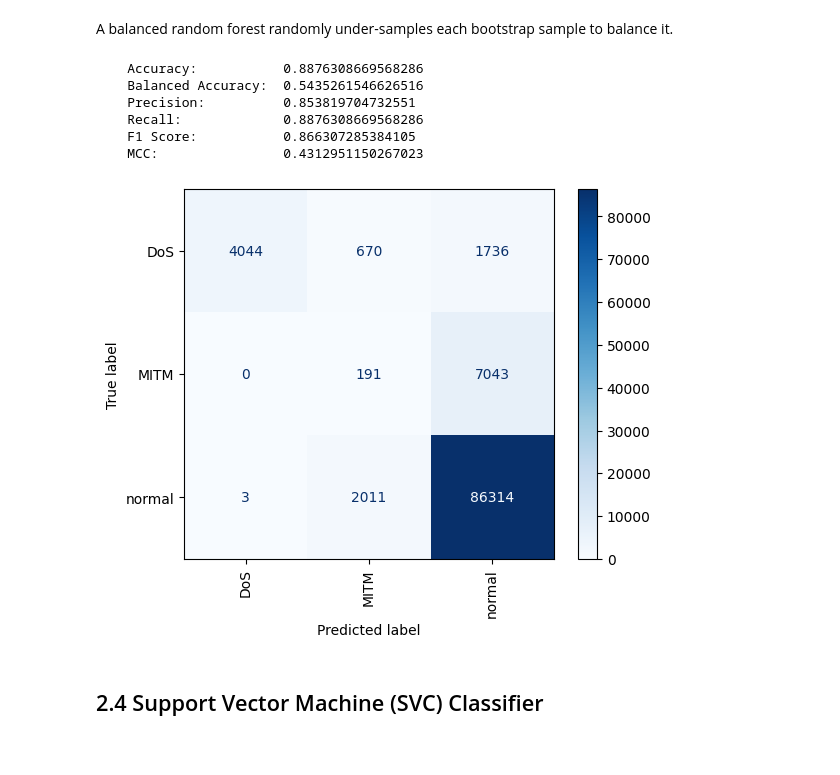
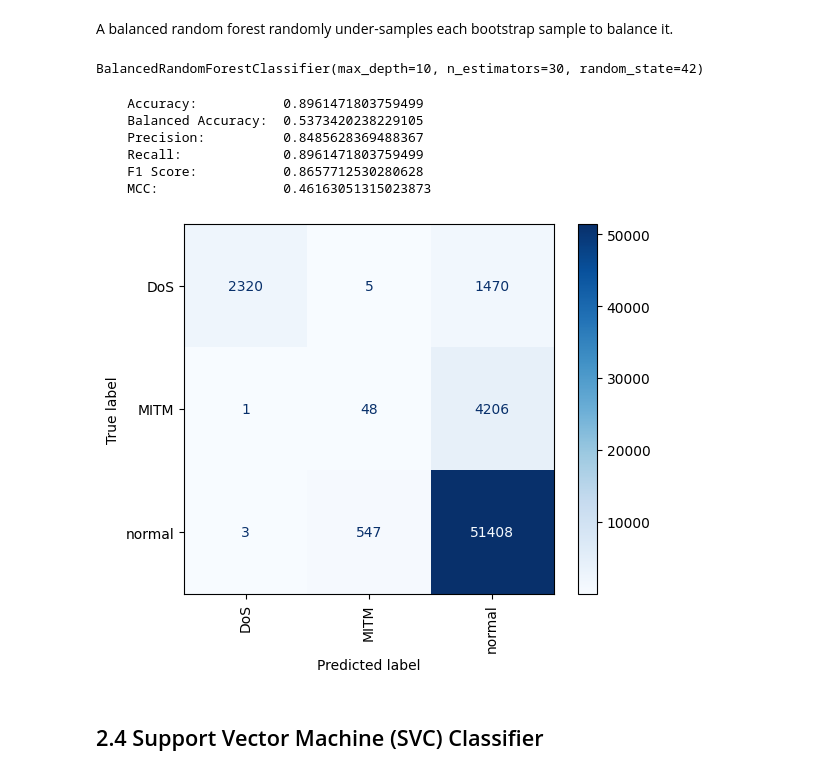
Before and after one commit to vladoodidoo/Leclerc_SXXI, a Jupyter notebook: benchmark_models.ipynb, the cells around one changed output. Cells and saved outputs as stored; diff of their text form; code cells hidden in the pictures.

Commit message:
fix: rewritte pipeline to apply it only one time

```diff
--- a/benchmark_models.ipynb
+++ b/benchmark_models.ipynb
@@ -232,23 +244,25 @@ plot_confusion_matrix(y_test_network, rf_preds, rf_clf.classes_)
 A balanced random forest randomly under-samples each bootstrap sample to balance it.
 # %%
 brf_clf = BalancedRandomForestClassifier(max_depth=10, n_estimators=30, random_state=42)
-brf_pipeline = generate_pipeline(brf_clf, X_train_network, y_train_network)
+brf_clf.fit(X_train_network, y_train_network)
+# %% [output]
+BalancedRandomForestClassifier(max_depth=10, n_estimators=30, random_state=42)
 # %%
-brf_preds = brf_pipeline.predict(X_test_network)
+brf_preds = brf_clf.predict(X_test_network)
 # %%
 report = evaluation_report(y_test_network, brf_preds)
 pretty_print_report(report)
 # %% [output]
-    Accuracy:           0.8876308669568286
-    Balanced Accuracy:  0.5435261546626516
-    Precision:          0.853819704732551
-    Recall:             0.8876308669568286
-    F1 Score:           0.866307285384105
-    MCC:                0.4312951150267023
+    Accuracy:           0.8961471803759499
+    Balanced Accuracy:  0.5373420238229105
+    Precision:          0.8485628369488367
+    Recall:             0.8961471803759499
+    F1 Score:           0.8657712530280628
+    MCC:                0.46163051315023873
 # %%
-plot_confusion_matrix(y_test_network, brf_preds, brf_pipeline.classes_)
+plot_confusion_matrix(y_test_network, brf_preds, brf_clf.classes_)
 # %% [output]
-[figure, old version]
+[figure, new version]
 # %% [markdown]
 ## 2.4 Support Vector Machine (SVC) Classifier
 # %% [markdown]
```
Also changed, not shown: parts of 42 cells of this notebook.
